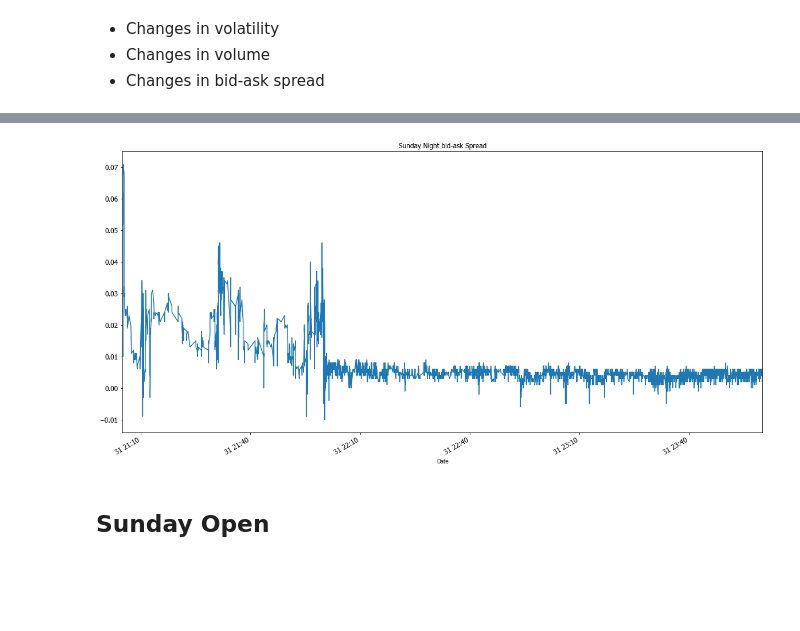
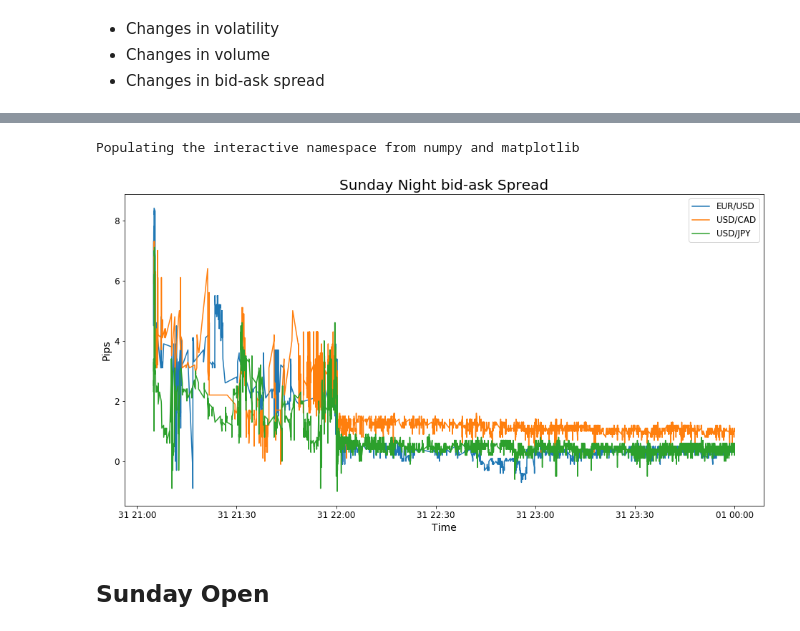
Before and after one commit to jgerardsimcock/robot_wealth, a Jupyter notebook: notebooks/notebooks_python/FX_opening_analysis.ipynb, the cells around one changed output, grey strips where cells are left out. Drawn from its saved outputs; the diff is of its cells as text; code cells hidden in the pictures; blank space fills up the shorter version.

Commit message:
Update FX_opening_analysis.ipynb
- merging multiple instruments into one plot
- replacing bokeh with plotly

```diff
--- a/notebooks/notebooks_python/FX_opening_analysis.ipynb
+++ b/notebooks/notebooks_python/FX_opening_analysis.ipynb
@@ -30,15 +55,28 @@ df = pd.read_csv(paths[0])
 # %%
-df['Date'] = pd.to_datetime(df['Date'])
-sunday_trading = df.loc[df['Date'].dt.weekday == 6 ]
-sunday_trading = sunday_trading.set_index('Date')
+sunday_trading = {}
+for symbol, df in symbols.items():
+    df['Date'] = pd.to_datetime(df['Date'])
+    sunday_trading[symbol] = df.loc[df['Date'].dt.weekday == 6 ]
+    sunday_trading[symbol] = sunday_trading[symbol].set_index('Date')
+    sunday_trading[symbol] = sunday_trading[symbol].fillna(method = 'ffill')
+    pip = assets_info_df.loc[assets_info_df['Name'] == symbol, ["PIP"]]
+    sunday_trading[symbol]['spread_pips'] = (sunday_trading[symbol].ASK - sunday_trading[symbol].BID) / float(pip.PIP)
-# %%
-sunday_trading = sunday_trading.fillna(method = 'ffill')
-# %%
-sunday_trading['spread'] = sunday_trading.ASK - sunday_trading.BID
-# %%
-sunday_trading.spread.plot(figsize=(20,10), title='Sunday Night bid-ask Spread', fontsize=12);
-# %% [output]
-[figure, removed]
+# %%
+%pylab inline
+pylab.rcParams['figure.figsize'] = (16,8)
+pylab.rcParams['font.size'] = 12
+# %% [output]
+Populating the interactive namespace from numpy and matplotlib
+# %%
+for symbol, df in sunday_trading.items():
+    plt.plot(df.spread_pips, label = symbol)
+plt.legend(loc = 'upper right')
+plt.title("Sunday Night bid-ask Spread", fontsize=20)
+plt.xlabel("Time", fontsize = 14)
+plt.ylabel("Pips", fontsize = 14)
+plt.show()
+# %% [output]
+[figure, added]
 # %% [markdown]
 ## Sunday Open
 # %% [markdown]
```
Also changed, not shown: parts of 37 cells of this notebook.
